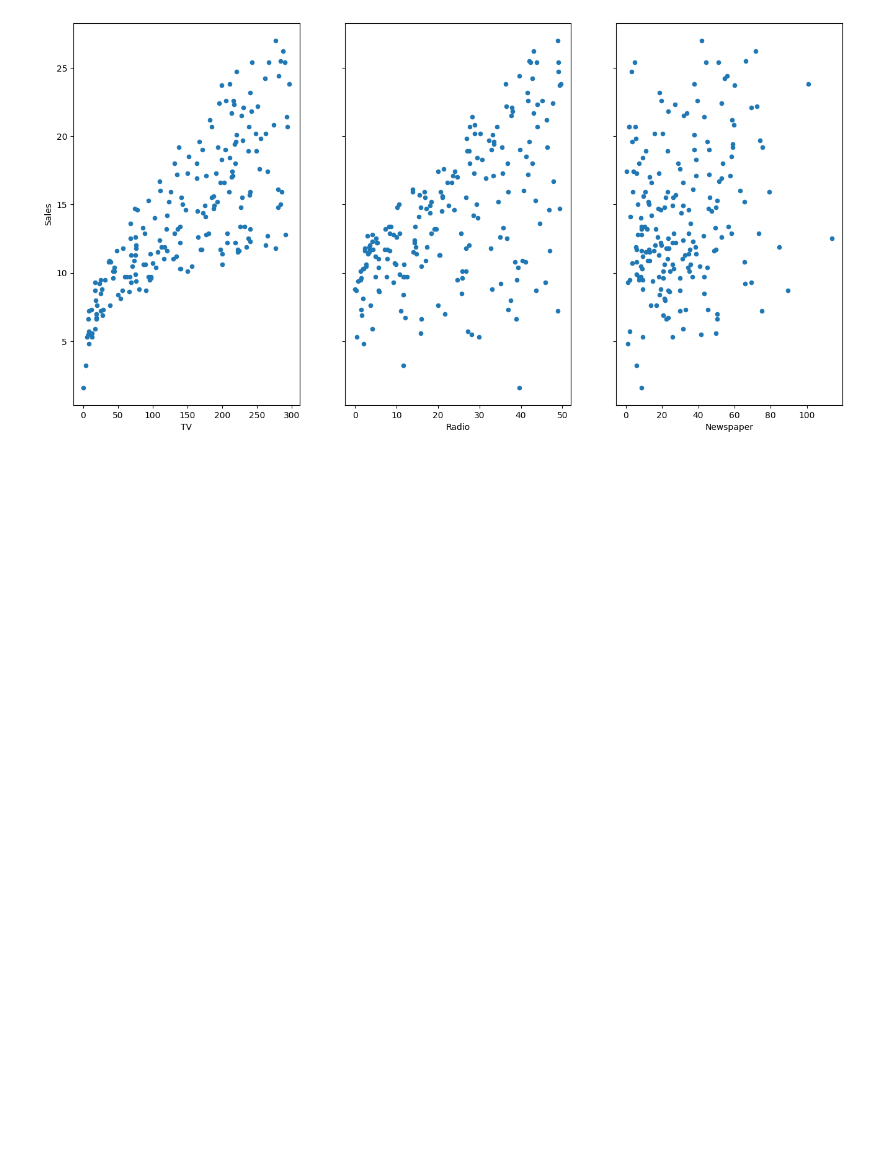
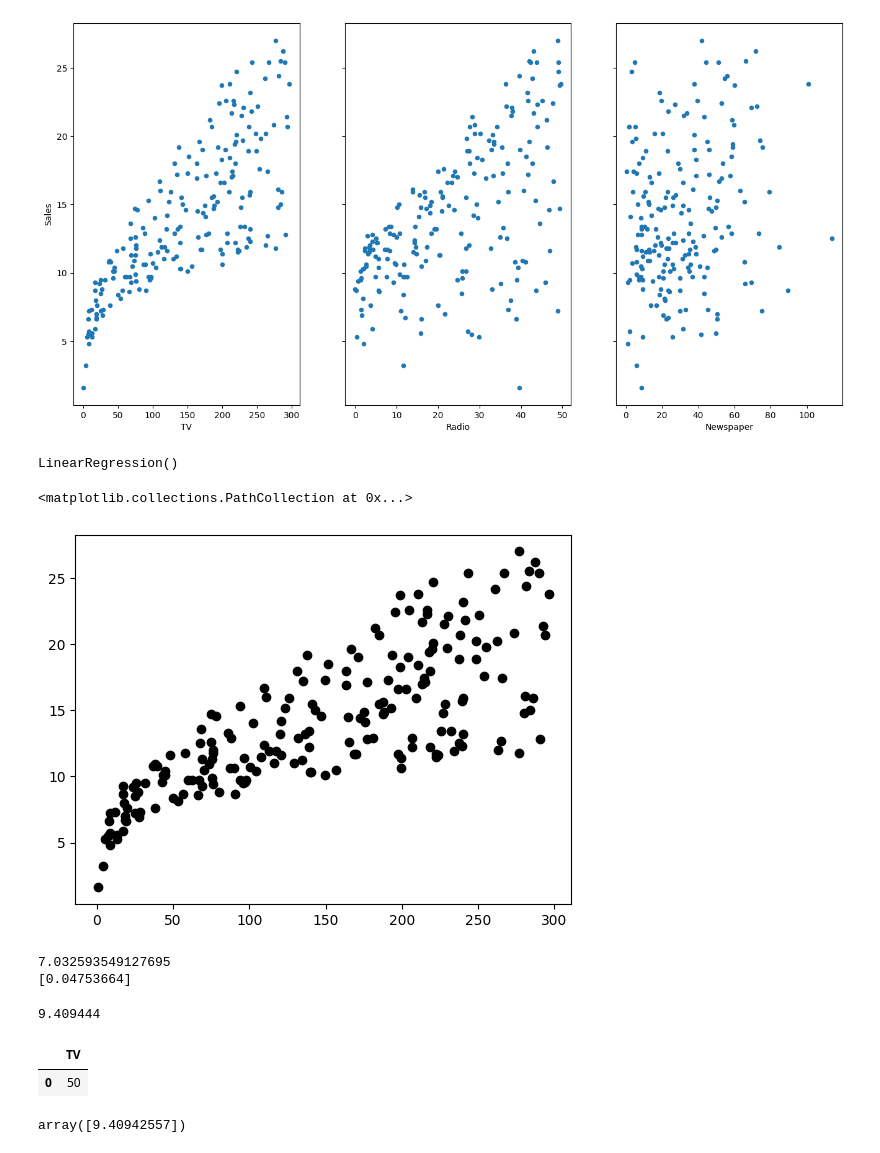
Before and after one commit to 2036saharsha/PredictSales, a Jupyter notebook: Advertising.ipynb, the cells around one changed output. Cells and saved outputs as stored; diff of their text form; code cells hidden in the pictures; blank space fills up the shorter version.

```diff
--- a/Advertising.ipynb
+++ b/Advertising.ipynb
@@ -19,3 +19,38 @@ data.plot(kind="scatter",x="Newspaper",y="Sales",ax=axes[2])
 # %% [output]
 <AxesSubplot: xlabel='Newspaper', ylabel='Sales'>
 [figure]
+# %%
+feature_cols=['TV']
+x=data[feature_cols]
+y=data.Sales
+# %%
+from sklearn.linear_model import LinearRegression
+lm=LinearRegression()
+lm.fit(x,y)
+# %% [output]
+LinearRegression()
+# %%
+plt.scatter(x,y,color="black")
+# %% [output]
+<matplotlib.collections.PathCollection at 0x...>
+[figure, added]
+# %%
+print(lm.intercept_)
+print(lm.coef_)
+# %% [output]
+7.032593549127695
+[0.04753664]
+# %%
+7.032594+0.047537*50
+# %% [output]
+9.409444
+# %%
+X_new=pd.DataFrame({'TV':[50]})
+X_new.head()
+# %% [output]
+|  | TV |
+| 0 | 50 |
+# %%
+lm.predict(X_new)
+# %% [output]
+array([9.40942557])
```
Also changed, not shown: parts of 3 cells of this notebook.
